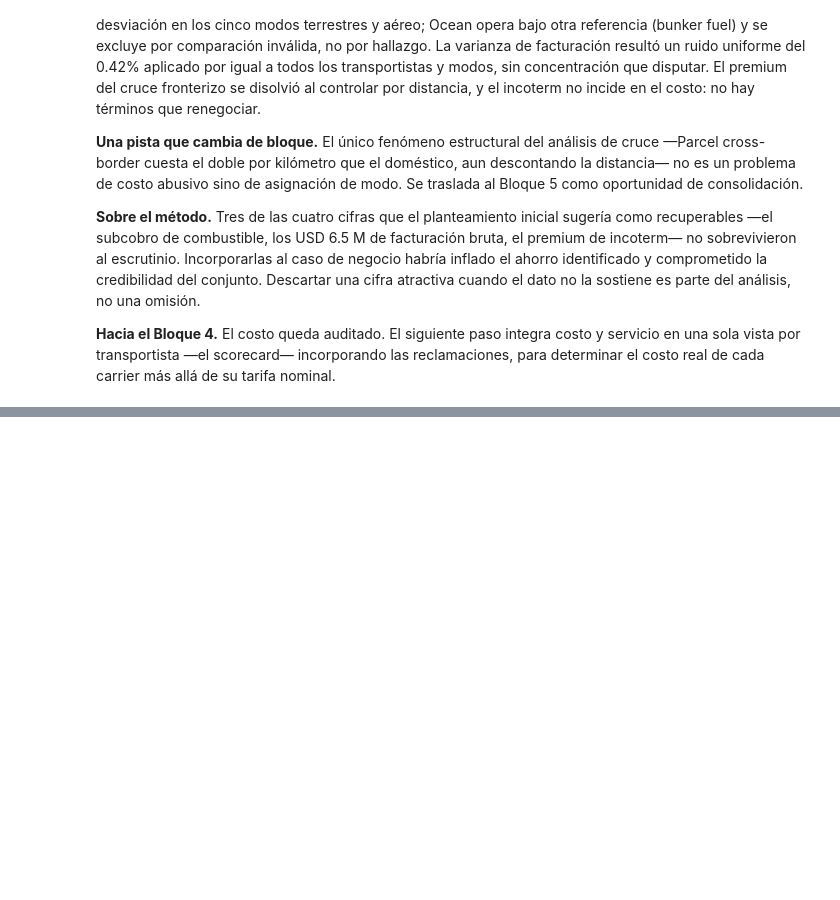
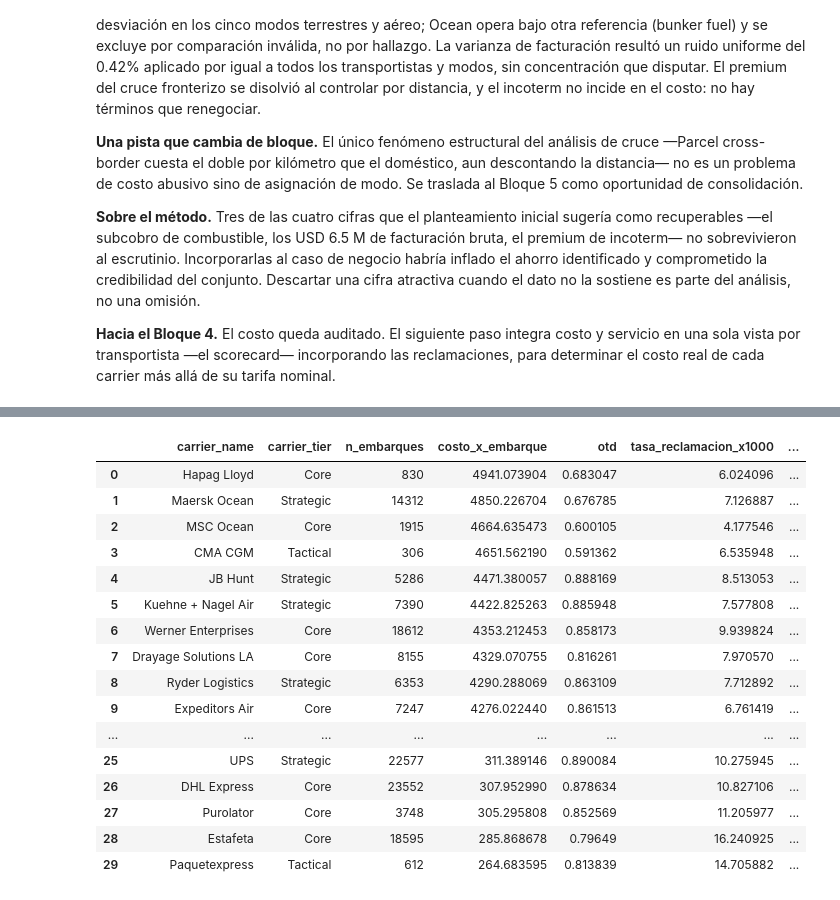
Before and after one commit to sergiocorona0286/transportation-analytics, a Jupyter notebook: notebooks/03_analisis_negocio.ipynb, the cells around one changed output, grey strips where cells are left out. Saved outputs shown, nothing was run; the diff lists cells and outputs as text; code cells hidden in the pictures; blank space fills up the shorter version.

```diff
--- a/notebooks/03_analisis_negocio.ipynb
+++ b/notebooks/03_analisis_negocio.ipynb
@@ -1829,0 +1998,67 @@ El bloque buscaba dónde el costo de la red no corresponde al servicio recibido,
+# %%
+# === SCORECARD: una fila por transportista ===
+
+# 1) Agregado de embarques (desde df)
+sc_envios = (
+    df.groupby("carrier_id")
+    .agg(
+        n_embarques=("total_cost_usd", "size"),
+        costo_total_usd=("total_cost_usd", "sum"),
+        otd=("otd", "mean"),          # ignora NA (no entregados)
+    )
+    .reset_index()
+)
+sc_envios["costo_x_embarque"] = sc_envios["costo_total_usd"] / sc_envios["n_embarques"]
+
+# 2) Agregado de claims (desde claims)
+sc_claims = (
+    claims.groupby("carrier_id")
+    .agg(
+        n_claims=("claim_id", "count"),
+        reclamado_usd=("claim_amount_usd", "sum"),
+    )
+    .reset_index()
+)
+
+# 3) Union (left: todos los transportistas con embarques)
+sc = sc_envios.merge(sc_claims, on="carrier_id", how="left")
+sc[["n_claims", "reclamado_usd"]] = sc[["n_claims", "reclamado_usd"]].fillna(0)
+
+# 4) Nombre y tier del transportista
+sc = sc.merge(
+    carrier[["carrier_id", "carrier_name", "carrier_tier"]],
+    on="carrier_id", how="left"
+)
+
+# 5) Metricas derivadas
+sc["tasa_reclamacion_x1000"] = sc["n_claims"] / sc["n_embarques"] * 1000
+sc["costo_dano_x_embarque"]  = sc["reclamado_usd"] / sc["n_embarques"]
+sc["costo_real_x_embarque"]  = sc["costo_x_embarque"] + sc["costo_dano_x_embarque"]
+
+# 6) Orden y columnas finales
+sc = sc.sort_values("costo_real_x_embarque", ascending=False).reset_index(drop=True)
+
+cols_final = [
+    "carrier_name", "carrier_tier", "n_embarques",
+    "costo_x_embarque", "otd", "tasa_reclamacion_x1000",
+    "costo_dano_x_embarque", "costo_real_x_embarque",
+]
+sc[cols_final]
+# %% [output]
+|  | carrier_name | carrier_tier | n_embarques | costo_x_embarque | otd | tasa_reclamacion_x1000 | ... |
+| 0 | Hapag Lloyd | Core | 830 | 4941.073904 | 0.683047 | 6.024096 | ... |
+| 1 | Maersk Ocean | Strategic | 14312 | 4850.226704 | 0.676785 | 7.126887 | ... |
+| 2 | MSC Ocean | Core | 1915 | 4664.635473 | 0.600105 | 4.177546 | ... |
+| 3 | CMA CGM | Tactical | 306 | 4651.562190 | 0.591362 | 6.535948 | ... |
+| 4 | JB Hunt | Strategic | 5286 | 4471.380057 | 0.888169 | 8.513053 | ... |
+| 5 | Kuehne + Nagel Air | Strategic | 7390 | 4422.825263 | 0.885948 | 7.577808 | ... |
+| 6 | Werner Enterprises | Core | 18612 | 4353.212453 | 0.858173 | 9.939824 | ... |
+| 7 | Drayage Solutions LA | Core | 8155 | 4329.070755 | 0.816261 | 7.970570 | ... |
+| 8 | Ryder Logistics | Strategic | 6353 | 4290.288069 | 0.863109 | 7.712892 | ... |
+| 9 | Expeditors Air | Core | 7247 | 4276.022440 | 0.861513 | 6.761419 | ... |
+| ... | ... | ... | ... | ... | ... | ... | ... |
+| 25 | UPS | Strategic | 22577 | 311.389146 | 0.890084 | 10.275945 | ... |
+| 26 | DHL Express | Core | 23552 | 307.952990 | 0.878634 | 10.827106 | ... |
+| 27 | Purolator | Core | 3748 | 305.295808 | 0.852569 | 11.205977 | ... |
+| 28 | Estafeta | Core | 18595 | 285.868678 | 0.79649 | 16.240925 | ... |
+| 29 | Paquetexpress | Tactical | 612 | 264.683595 | 0.813839 | 14.705882 | ... |
```
Also changed, not shown: parts of 19 cells of this notebook.
